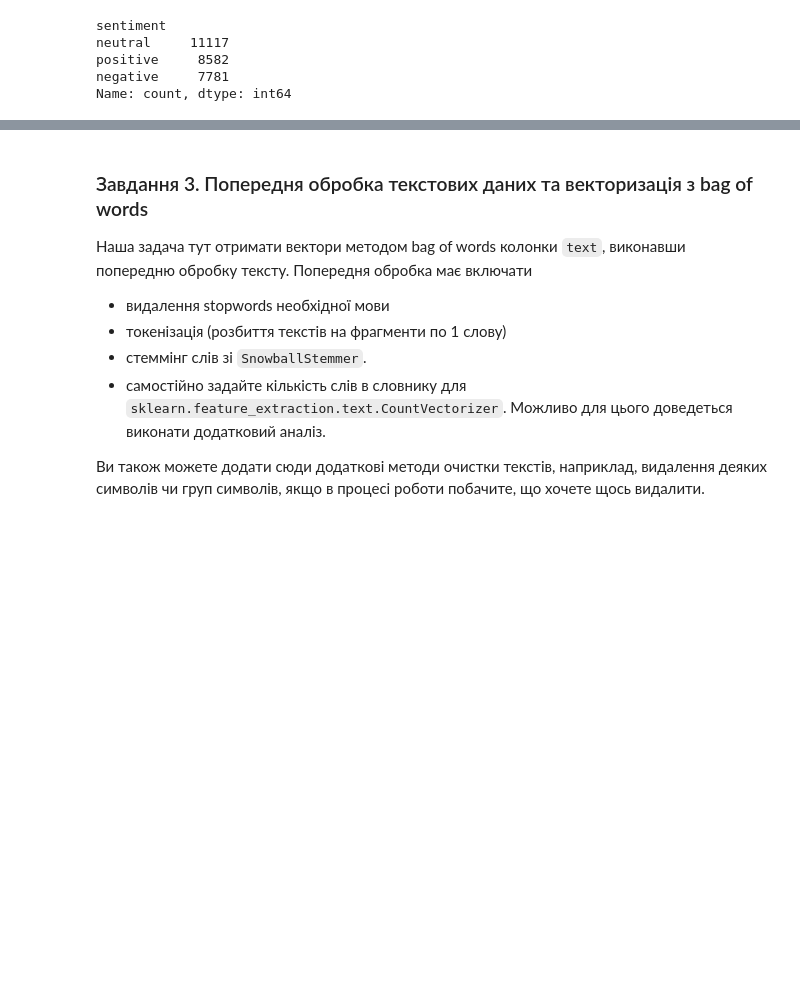
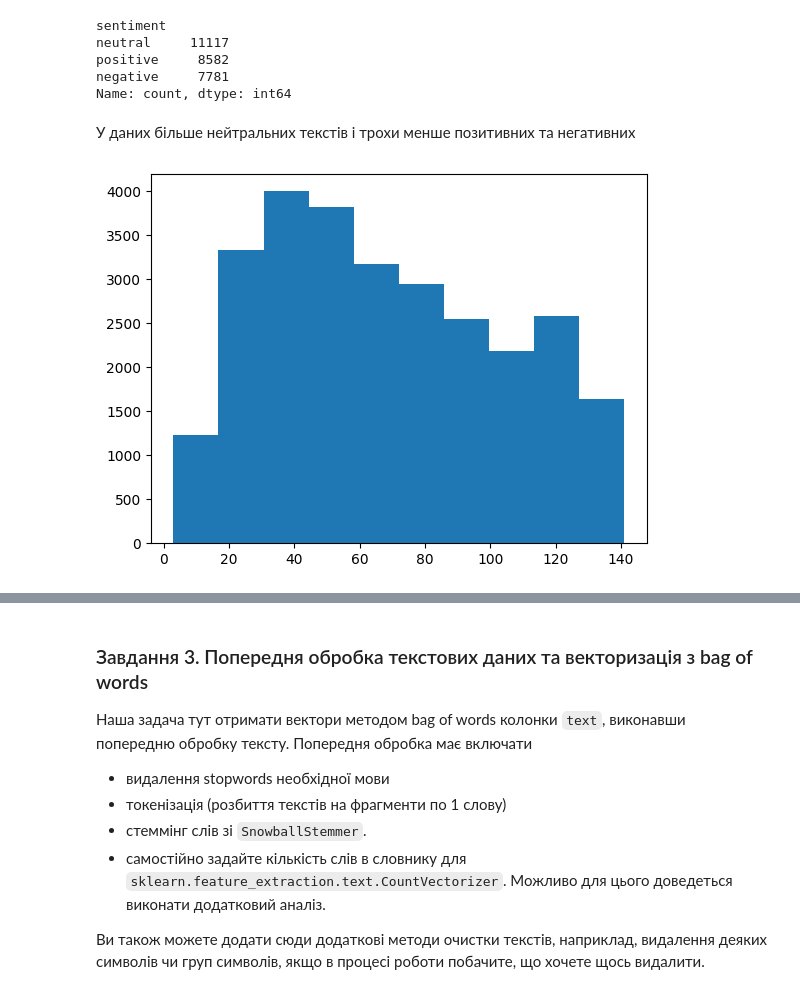
Before and after one commit to YelizavetaP/ml_tasks, a Jupyter notebook: hometasks/4_NLP_and_DL/HW_NLP_Classification.ipynb, the cells around one changed output, grey strips where cells are left out. Cells and saved outputs as stored; diff of their text form; code cells hidden in the pictures; blank space fills up the shorter version.

```diff
--- a/hometasks/4_NLP_and_DL/HW_NLP_Classification.ipynb
+++ b/hometasks/4_NLP_and_DL/HW_NLP_Classification.ipynb
@@ -44,5 +52,5 @@ memory usage: 858.9+ KB
 # %%
-raw_df.dropna(inplace=True)
+raw_df = raw_df.dropna().reset_index(drop=True)
 # %%
 raw_df.info()
 # %% [output]
@@ -124,0 +81,13 @@ uni_cat_target_compare()
+# %% [markdown]
+У даних більше нейтральних текстів і трохи менше позитивних та негативних
+# %%
+import matplotlib.pyplot as plt
+
+def get_lens(df):
+    return [len(text) for text in df]
+# %%
+# Розподіл всіх даних
+lens = get_lens(raw_df.text)
+plt.hist(lens);
+# %% [output]
+[figure, added]
```
Also changed, not shown: parts of 32 cells of this notebook.
